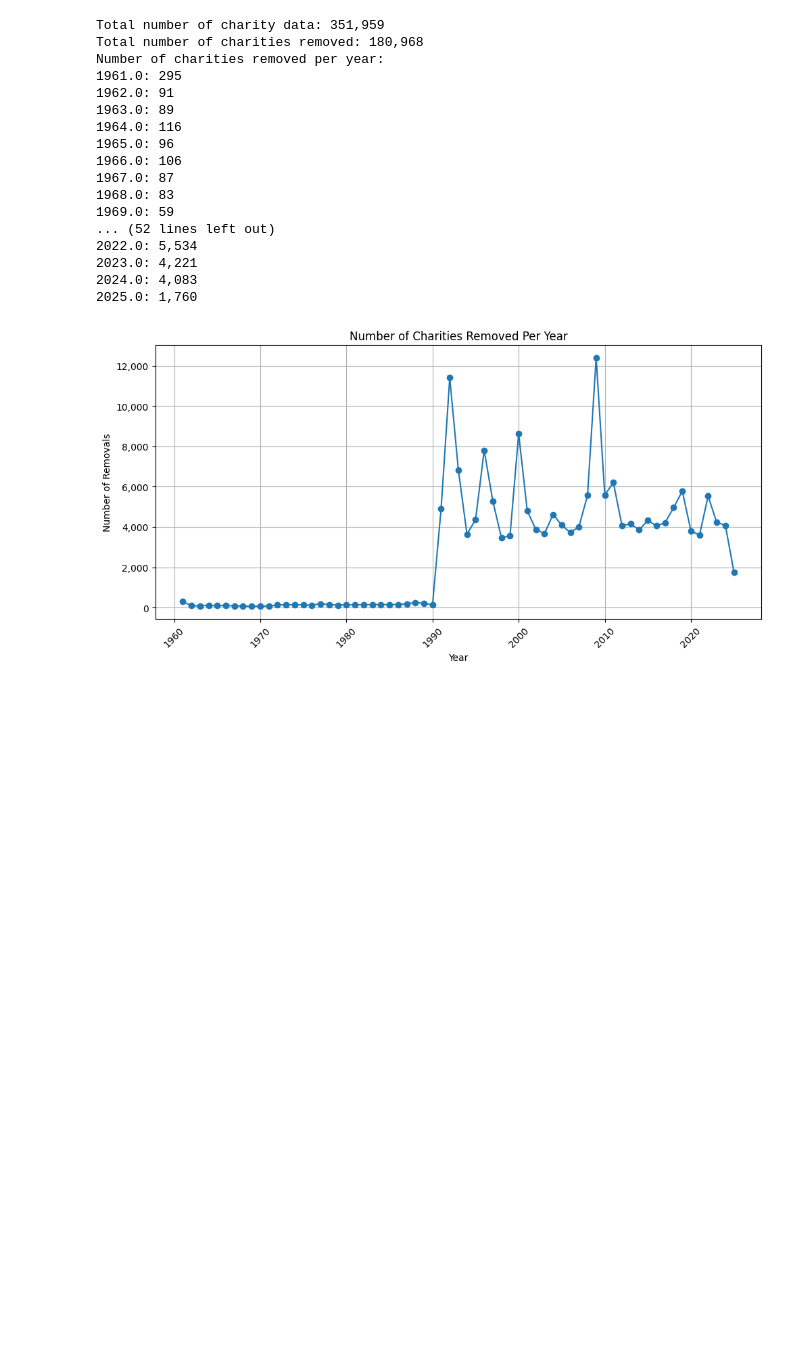
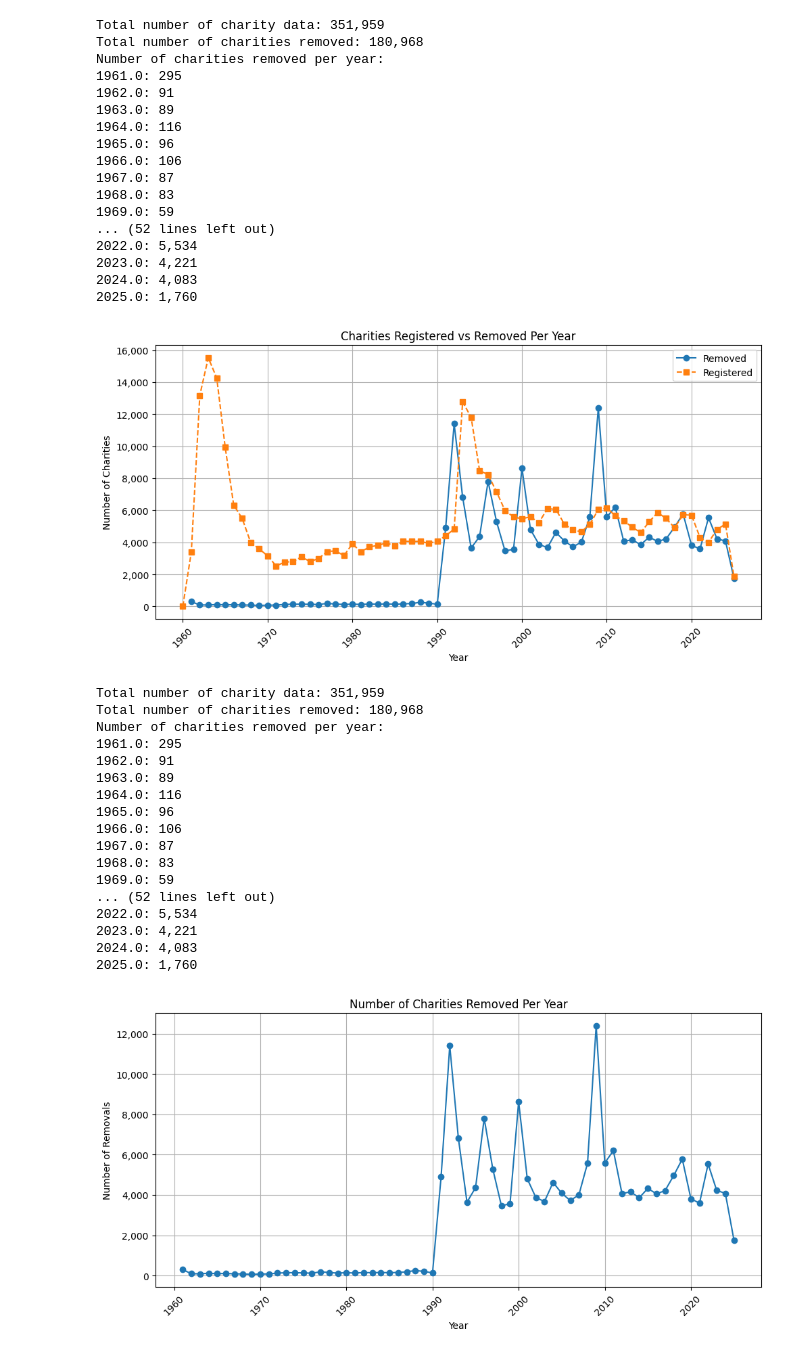
Before and after one commit to crystalyu917/The-Impact-of-Local-Council-Asset-Sales-on-Charity-Survival-in-England, a Jupyter notebook: src/analysis/time_series_analysis.ipynb, the cells around one changed output. Cells and saved outputs as stored; diff of their text form; code cells hidden in the pictures; blank space fills up the shorter version.

```diff
--- a/src/analysis/time_series_analysis.ipynb
+++ b/src/analysis/time_series_analysis.ipynb
@@ -17,6 +17,57 @@ charity_summary = dataset.groupby('local_authority').agg(
     median_income=('latestIncome', 'median'),
     removal_rate=('charity_status', lambda x: (x == 'inactive').mean()),
 ).reset_index()
+# %%
+# Parse dates
+dataset['date_of_removal'] = pd.to_datetime(dataset['date_of_removal'], errors='coerce')
+dataset['date_of_registration'] = pd.to_datetime(dataset['date_of_registration'], errors='coerce')
+
+# Count removals per year
+removed_by_year = dataset['date_of_removal'].dt.year.value_counts().sort_index()
+
+# Count registrations per year
+registered_by_year = dataset['date_of_registration'].dt.year.value_counts().sort_index()
+
+# Print summary
+print(f"Total number of charity data: {dataset['charity_status'].count():,}")
+print(f"Total number of charities removed: {removed_by_year.sum():,}")
+print("Number of charities removed per year:")
+for year, count in removed_by_year.items():
+    print(f"{year}: {count:,}")
+
+# Plot both lines
+plt.figure(figsize=(10, 5))
+plt.plot(removed_by_year.index, removed_by_year.values, marker='o', linestyle='-', label='Removed')
+plt.plot(registered_by_year.index, registered_by_year.values, marker='s', linestyle='--', label='Registered')
+
+plt.title('Charities Registered vs Removed Per Year')
+plt.xlabel('Year')
+plt.ylabel('Number of Charities')
+plt.grid(True)
+plt.legend()
+plt.tight_layout()
+plt.xticks(rotation=45)
+plt.gca().yaxis.set_major_formatter(mticker.FuncFormatter(lambda x, _: f'{int(x):,}'))
+plt.show()
+# %% [output]
+Total number of charity data: 351,959
+Total number of charities removed: 180,968
+Number of charities removed per year:
+1961.0: 295
+1962.0: 91
+1963.0: 89
+1964.0: 116
+1965.0: 96
+1966.0: 106
+1967.0: 87
+1968.0: 83
+1969.0: 59
+... (52 lines left out)
+2022.0: 5,534
+2023.0: 4,221
+2024.0: 4,083
+2025.0: 1,760
+[figure, added]
 # %%
 dataset['date_of_removal'] = pd.to_datetime(dataset['date_of_removal'], errors='coerce')
 removed_by_year = dataset['date_of_removal'].dt.year.value_counts().sort_index()
```
Also changed, not shown: parts of 24 cells of this notebook, 1 other file.
